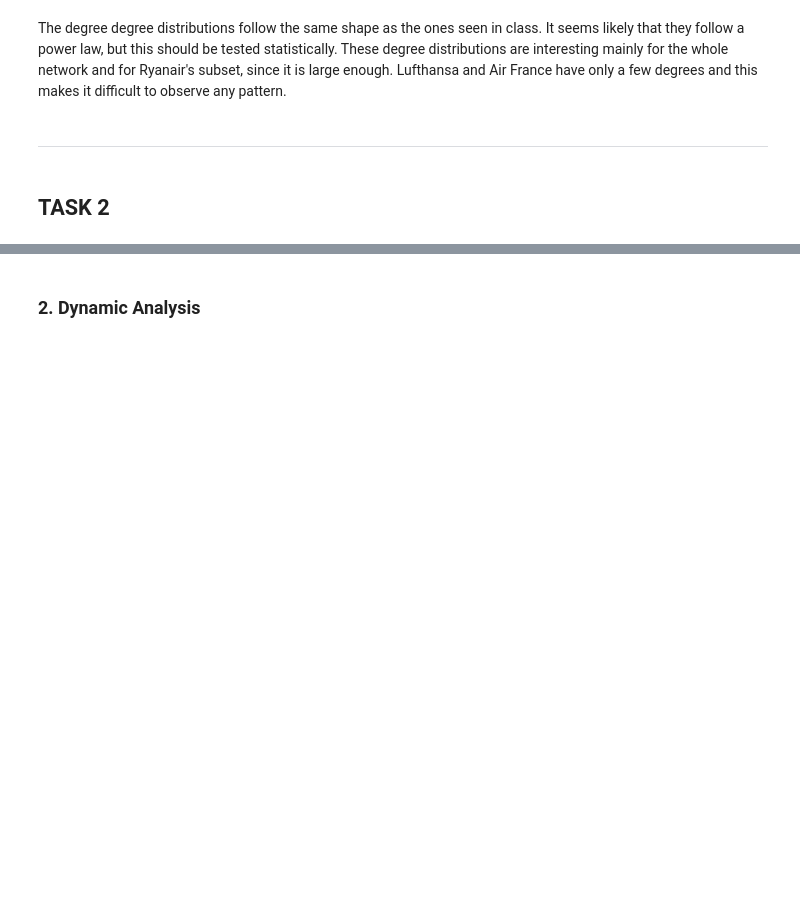
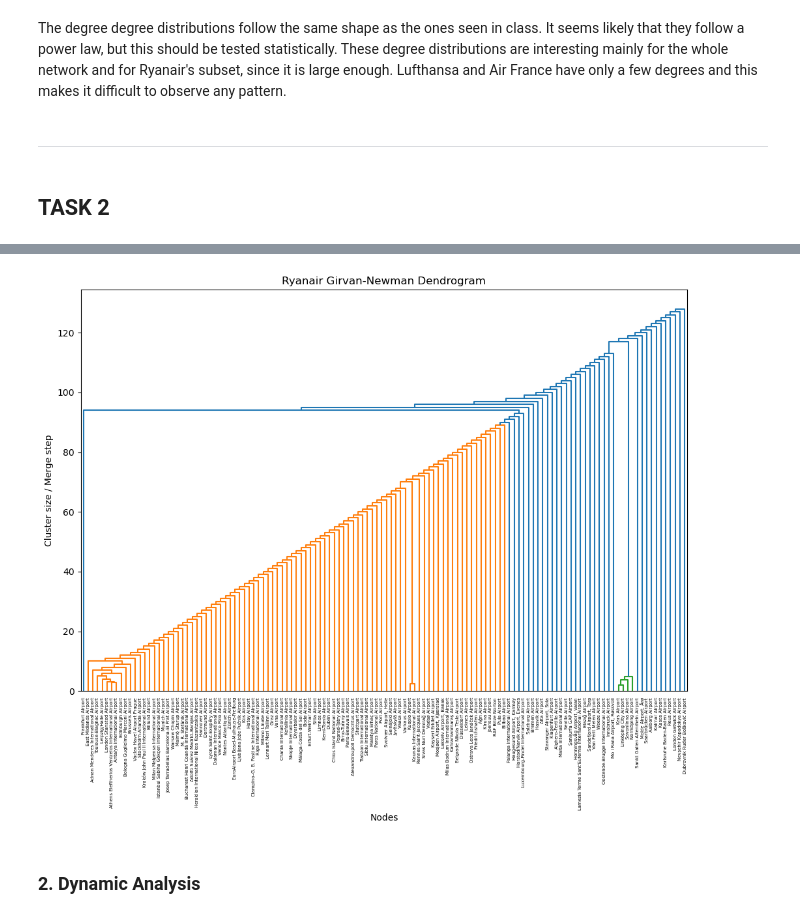
Before and after one commit to srmarcballestero/ComplexNetworks25, a Jupyter notebook: Notebooks/Project.ipynb, the cells around one changed output, grey strips where cells are left out. Drawn from its saved outputs; the diff is of its cells as text; code cells hidden in the pictures; blank space fills up the shorter version.

Commit message:
mesoscale analysis

```diff
--- a/Notebooks/Project.ipynb
+++ b/Notebooks/Project.ipynb
@@ -1502,2 +2098,10 @@ The degree degree distributions follow the same shape as the ones seen in class.
+# %%
+# Plot the Girvan-Newman dendrogram for Ryanair
+plot_girvan_newman_dendrogram(
+    gn_communities=ryanair_communities_dict["Girvan-Newman"],
+    title="Ryanair Girvan-Newman Dendrogram",
+)
+# %% [output]
+[figure, added]
 # %% [markdown]
-### 2. Dynamic Analysis
+### **2. Dynamic Analysis**
```
Also changed, not shown: parts of 18 cells of this notebook, 1 other file.
